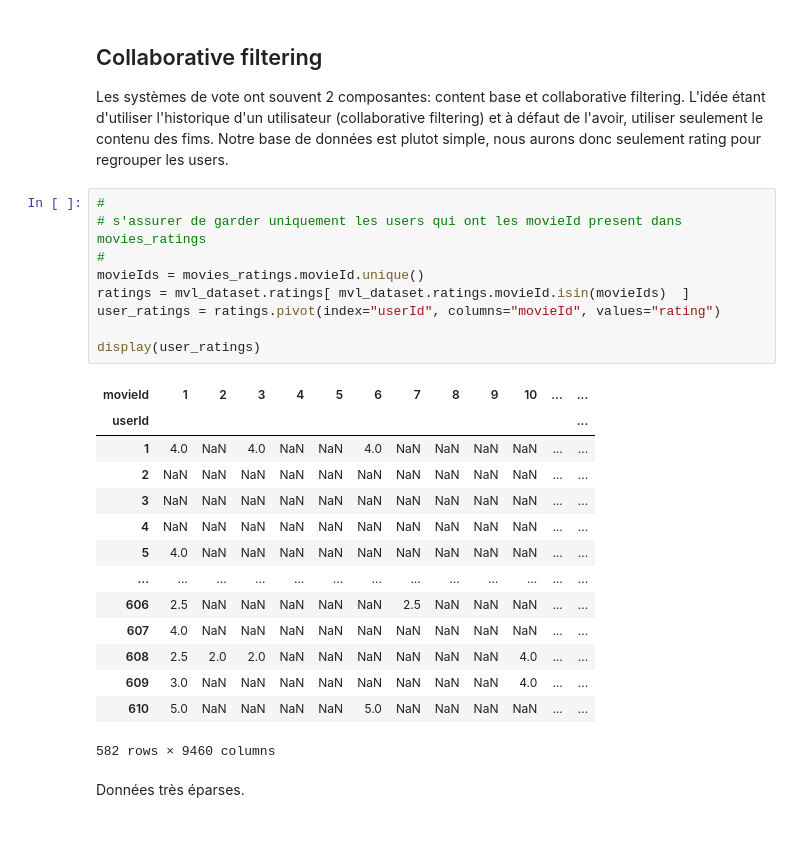
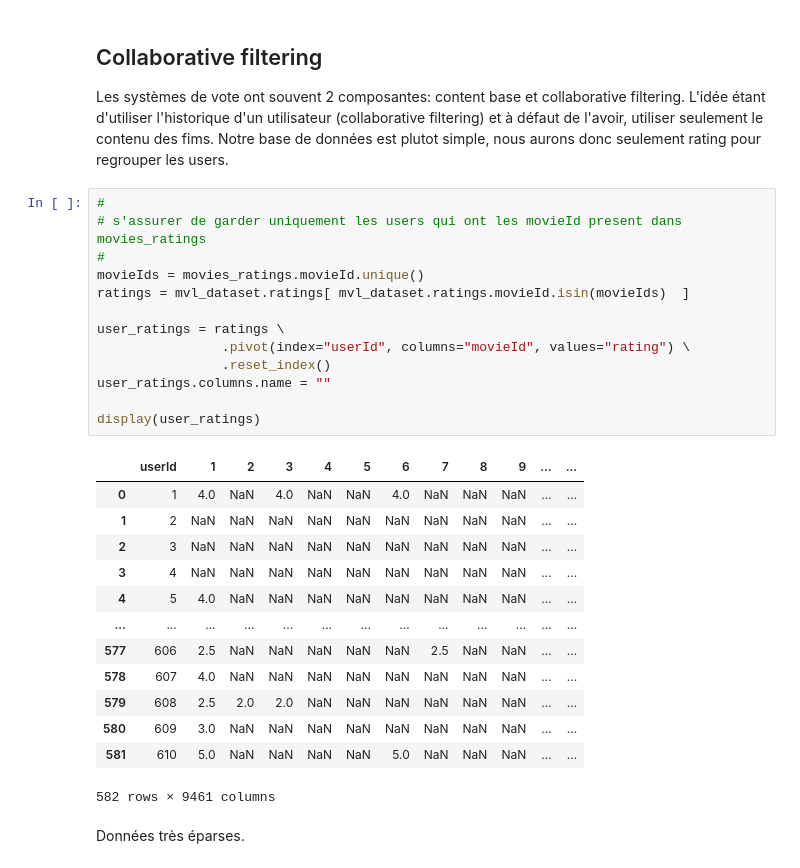
Before and after one commit to jfgagnon00/MovieLens, a Jupyter notebook: A56.ipynb, the cells around one changed output. Saved outputs shown, nothing was run; the diff lists cells and outputs as text; blank space fills up the shorter version.

Commit message:
Fix ecriture ratings pretraitement

```diff
--- a/A56.ipynb
+++ b/A56.ipynb
@@ -1238,27 +1238,30 @@ Les systèmes de vote ont souvent 2 composantes: content base et collaborative f
 # %%
 #
 # s'assurer de garder uniquement les users qui ont les movieId present dans movies_ratings
 #
 movieIds = movies_ratings.movieId.unique()
 ratings = mvl_dataset.ratings[ mvl_dataset.ratings.movieId.isin(movieIds)  ]
-user_ratings = ratings.pivot(index="userId", columns="movieId", values="rating")
+
+user_ratings = ratings \
+                .pivot(index="userId", columns="movieId", values="rating") \
+                .reset_index()
+user_ratings.columns.name = ""
 
 display(user_ratings)
 # %% [output]
-| movieId | 1 | 2 | 3 | 4 | 5 | 6 | 7 | 8 | 9 | 10 | ... | ... |
-| userId |  |  |  |  |  |  |  |  |  |  |  | ... |
-| 1 | 4.0 | NaN | 4.0 | NaN | NaN | 4.0 | NaN | NaN | NaN | NaN | ... | ... |
-| 2 | NaN | NaN | NaN | NaN | NaN | NaN | NaN | NaN | NaN | NaN | ... | ... |
-| 3 | NaN | NaN | NaN | NaN | NaN | NaN | NaN | NaN | NaN | NaN | ... | ... |
-| 4 | NaN | NaN | NaN | NaN | NaN | NaN | NaN | NaN | NaN | NaN | ... | ... |
-| 5 | 4.0 | NaN | NaN | NaN | NaN | NaN | NaN | NaN | NaN | NaN | ... | ... |
+|  | userId | 1 | 2 | 3 | 4 | 5 | 6 | 7 | 8 | 9 | ... | ... |
+| 0 | 1 | 4.0 | NaN | 4.0 | NaN | NaN | 4.0 | NaN | NaN | NaN | ... | ... |
+| 1 | 2 | NaN | NaN | NaN | NaN | NaN | NaN | NaN | NaN | NaN | ... | ... |
+| 2 | 3 | NaN | NaN | NaN | NaN | NaN | NaN | NaN | NaN | NaN | ... | ... |
+| 3 | 4 | NaN | NaN | NaN | NaN | NaN | NaN | NaN | NaN | NaN | ... | ... |
+| 4 | 5 | 4.0 | NaN | NaN | NaN | NaN | NaN | NaN | NaN | NaN | ... | ... |
 | ... | ... | ... | ... | ... | ... | ... | ... | ... | ... | ... | ... | ... |
-| 606 | 2.5 | NaN | NaN | NaN | NaN | NaN | 2.5 | NaN | NaN | NaN | ... | ... |
-| 607 | 4.0 | NaN | NaN | NaN | NaN | NaN | NaN | NaN | NaN | NaN | ... | ... |
-| 608 | 2.5 | 2.0 | 2.0 | NaN | NaN | NaN | NaN | NaN | NaN | 4.0 | ... | ... |
-| 609 | 3.0 | NaN | NaN | NaN | NaN | NaN | NaN | NaN | NaN | 4.0 | ... | ... |
-| 610 | 5.0 | NaN | NaN | NaN | NaN | 5.0 | NaN | NaN | NaN | NaN | ... | ... |
+| 577 | 606 | 2.5 | NaN | NaN | NaN | NaN | NaN | 2.5 | NaN | NaN | ... | ... |
+| 578 | 607 | 4.0 | NaN | NaN | NaN | NaN | NaN | NaN | NaN | NaN | ... | ... |
+| 579 | 608 | 2.5 | 2.0 | 2.0 | NaN | NaN | NaN | NaN | NaN | NaN | ... | ... |
+| 580 | 609 | 3.0 | NaN | NaN | NaN | NaN | NaN | NaN | NaN | NaN | ... | ... |
+| 581 | 610 | 5.0 | NaN | NaN | NaN | NaN | 5.0 | NaN | NaN | NaN | ... | ... |
-582 rows × 9460 columns
+582 rows × 9461 columns
 # %% [markdown]
 Données très éparses.
 # %%
```
Also changed, not shown: parts of 6 cells of this notebook.
